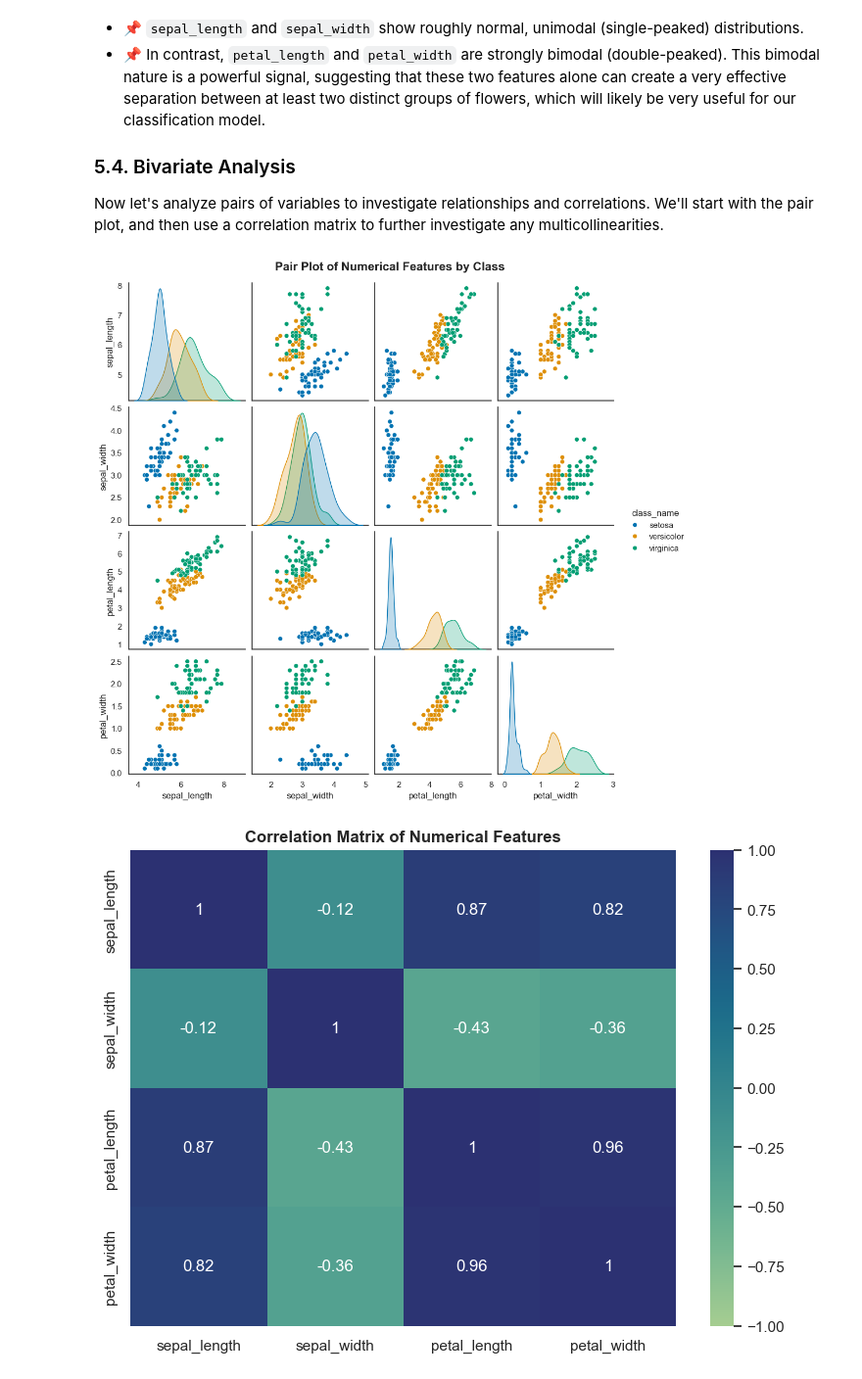
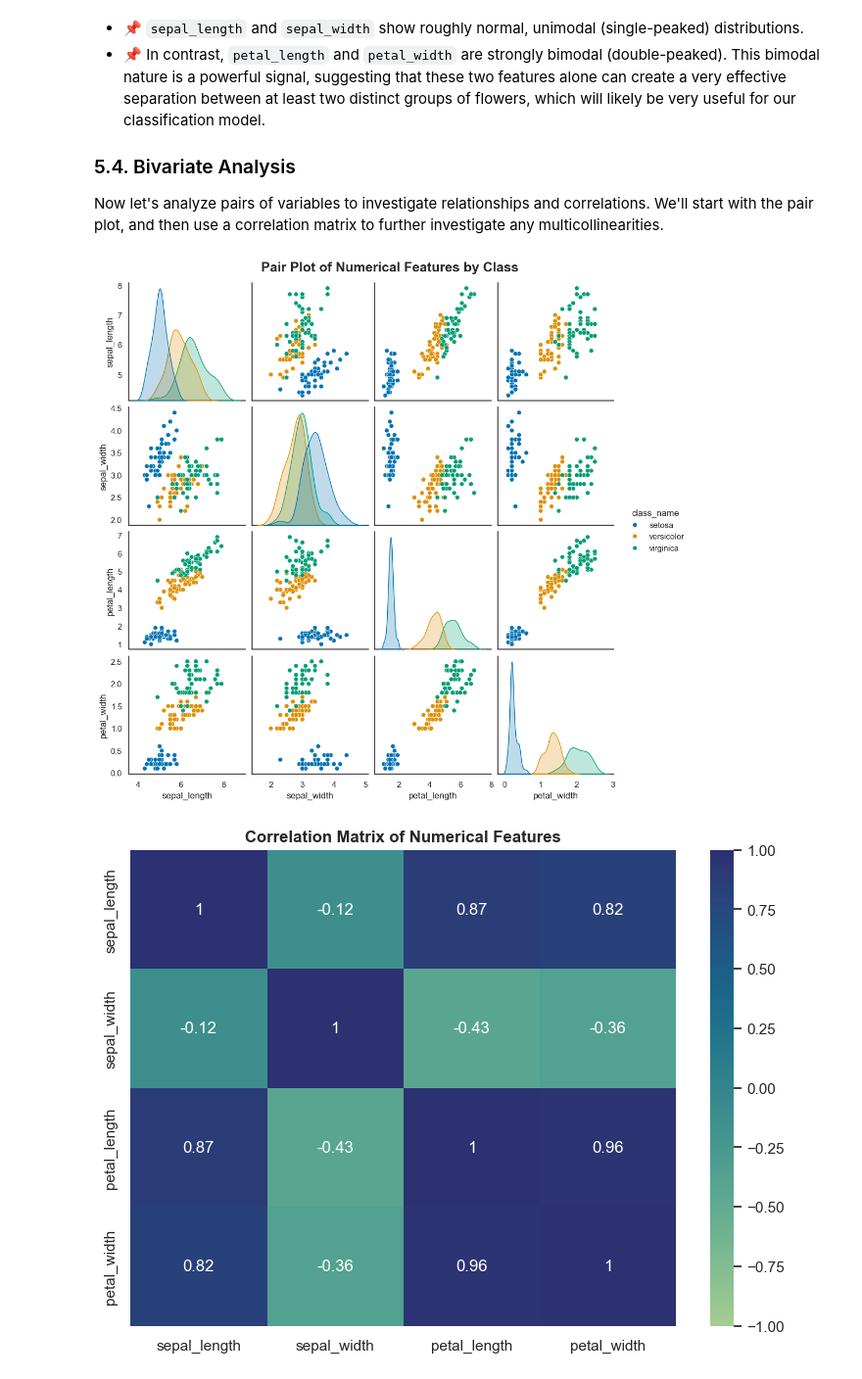
Before and after one commit to ibrahim-kocyigit/kocyigit-dsml, a Jupyter notebook: 03_specializations/02_machine_learning_with_python/03_non-linear_and_ensemble_models/07_multi_class_classification_lab.ipynb, the cells around one changed output. Shown at 98% size. Saved outputs shown, nothing was run; the diff lists cells and outputs as text; code cells hidden in the pictures.

```diff
--- a/03_specializations/02_machine_learning_with_python/03_non-linear_and_ensemble_models/07_multi_class_classification_lab.ipynb
+++ b/03_specializations/02_machine_learning_with_python/03_non-linear_and_ensemble_models/07_multi_class_classification_lab.ipynb
@@ -182,7 +184,7 @@ interim_data_dir = Path("../data/interim")
 interim_data_dir.mkdir(parents=True, exist_ok=True)
 
 # Define the file path and save the transformed DataFrame
-interim_data_path = interim_data_dir / "iris_multi_class_interim_v1.parquet"
+interim_data_path = interim_data_dir / "iris_multi-class_interim_v1.parquet"
 interim_df.to_parquet(interim_data_path, index=False)
 # %% [markdown]
 ### 4.4. Verification
@@ -347,14 +348,14 @@ Now let's analyze pairs of variables to investigate relationships and correlatio
 # %%
 # Create a list of columns to use for the bivariate analysis
 bivariate_cols = numerical_cols.copy()
 bivariate_cols.append('class_name')
 
 # Display the Pair Plot
 pairplot = sns.pairplot(iris_eda[bivariate_cols], hue="class_name")
-pairplot.figure.suptitle("Pair Plot of Numerical Features by Class", fontsize=16, fontweight="bold", y=1.02)
+pairplot.figure.suptitle("Pair Plot of Numerical Features by Class", fontsize=18, fontweight="bold", y=1.02)
 plt.show()
 # %% [output]
-[figure, old version]
+[figure, new version]
 # %%
 # Visualize the correlation matrix
 plt.figure(figsize=(8, 6))
```
Also changed, not shown: parts of 15 cells of this notebook.
